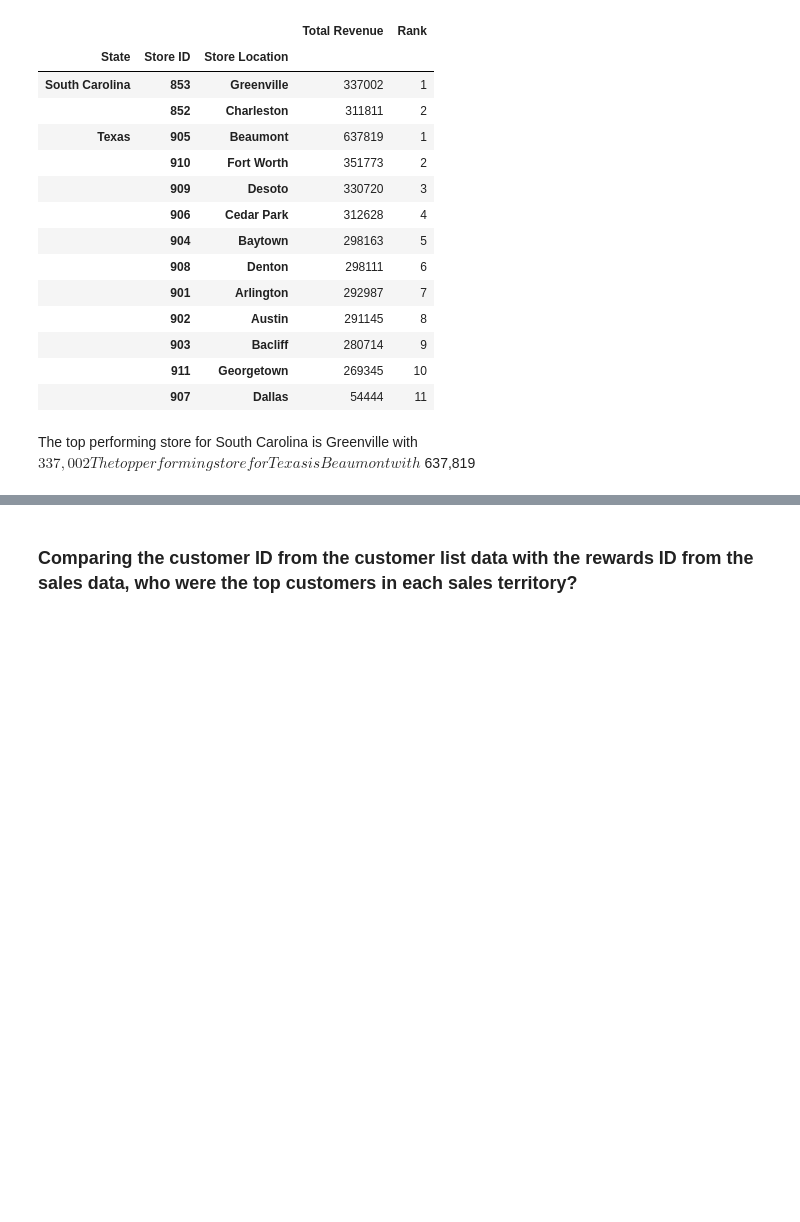
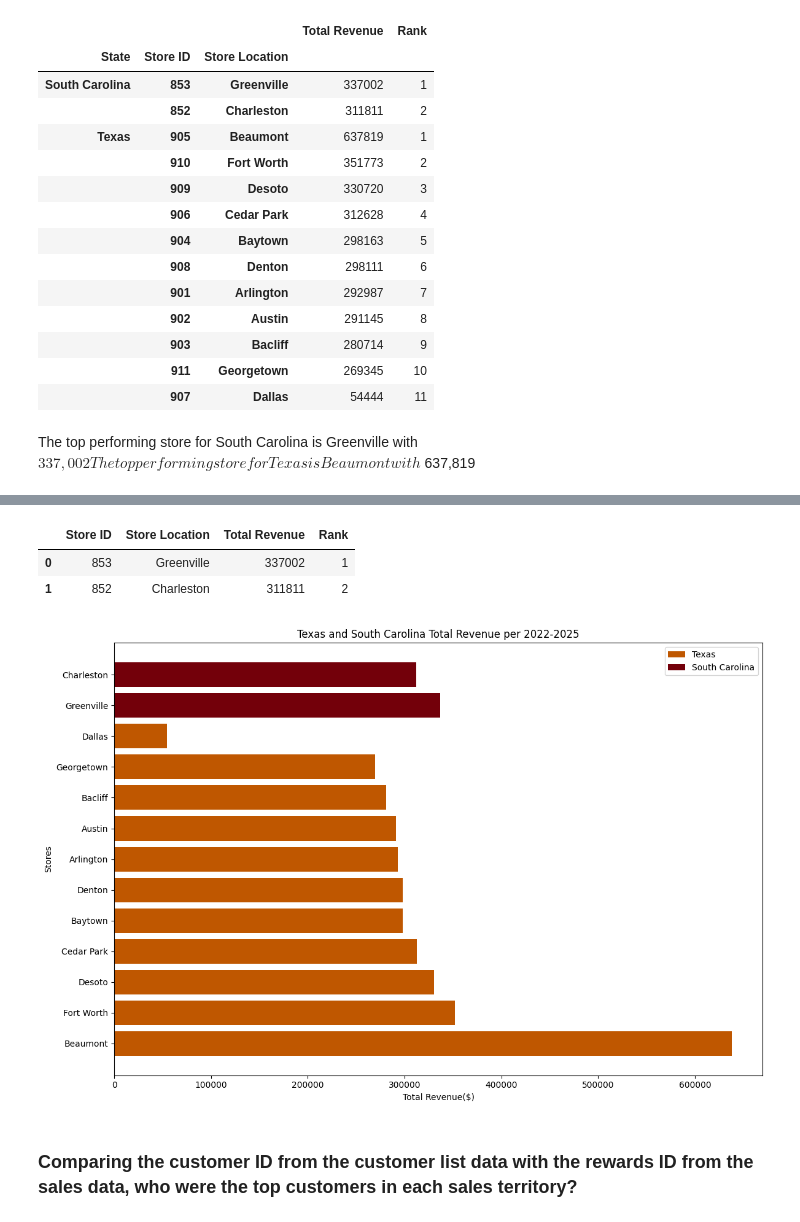
Before and after one commit to Bcv1018/Capstone_2, a Jupyter notebook: Carrillo-Valencia_sales_analysis.ipynb, the cells around one changed output, grey strips where cells are left out. Drawn from its saved outputs; the diff is of its cells as text; code cells hidden in the pictures; blank space fills up the shorter version.

```diff
--- a/Carrillo-Valencia_sales_analysis.ipynb
+++ b/Carrillo-Valencia_sales_analysis.ipynb
@@ -326,0 +414,8 @@ The top performing store for Texas is Beaumont with $637,819
+# %%
+# Separating Texas and South Carolina
+texas_rank = total_rev.xs('Texas', level='State')
+sc_rank = total_rev.xs('South Carolina', level='State')
+
+# Resetting the indexes to make them into columns
+texas_rank = texas_rank.reset_index()
+sc_rank = sc_rank.reset_index()
@@ -327,3 +438,29 @@ The top performing store for Texas is Beaumont with $637,819
+# %%
+# Calling sc_rank
+sc_rank
+# %% [output]
+|  | Store ID | Store Location | Total Revenue | Rank |
+| 0 | 853 | Greenville | 337002 | 1 |
+| 1 | 852 | Charleston | 311811 | 2 |
+# %%
+# Creating a horizontal bar chart
+
+plt.figure(figsize=(12,8))
+
+plt.barh(texas_rank['Store Location'],texas_rank['Total Revenue'], label='Texas', color='#BF5700')
+plt.barh(sc_rank['Store Location'],sc_rank['Total Revenue'], label='South Carolina', color='#73000A')
+
+plt.xlabel('Total Revenue($)')
+plt.ylabel('Stores')
+
+plt.title('Texas and South Carolina Total Revenue per 2022-2025')
+plt.legend()
+
+plt.tight_layout()
+plt.savefig('Texas and South Carolina Total Revenue per 2022-2025.jpg',bbox_inches='tight', pad_inches=.5)
+plt.show()
+# %% [output]
+[figure, added]
 # %% [markdown]
 ###  Comparing the customer ID from the customer list data with the rewards ID from the sales data, who were the top customers in each sales territory?
 # %%
```
Also changed, not shown: parts of 22 cells of this notebook, 6 other files.
